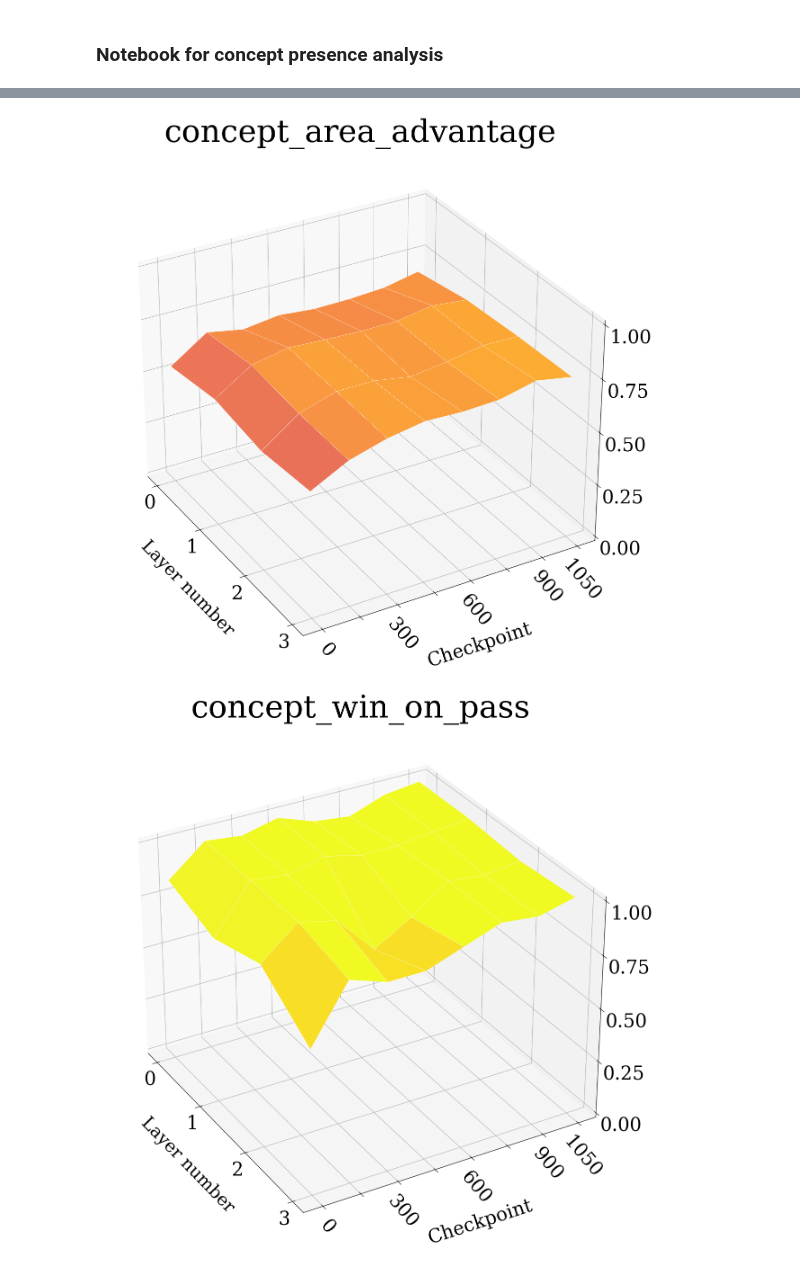
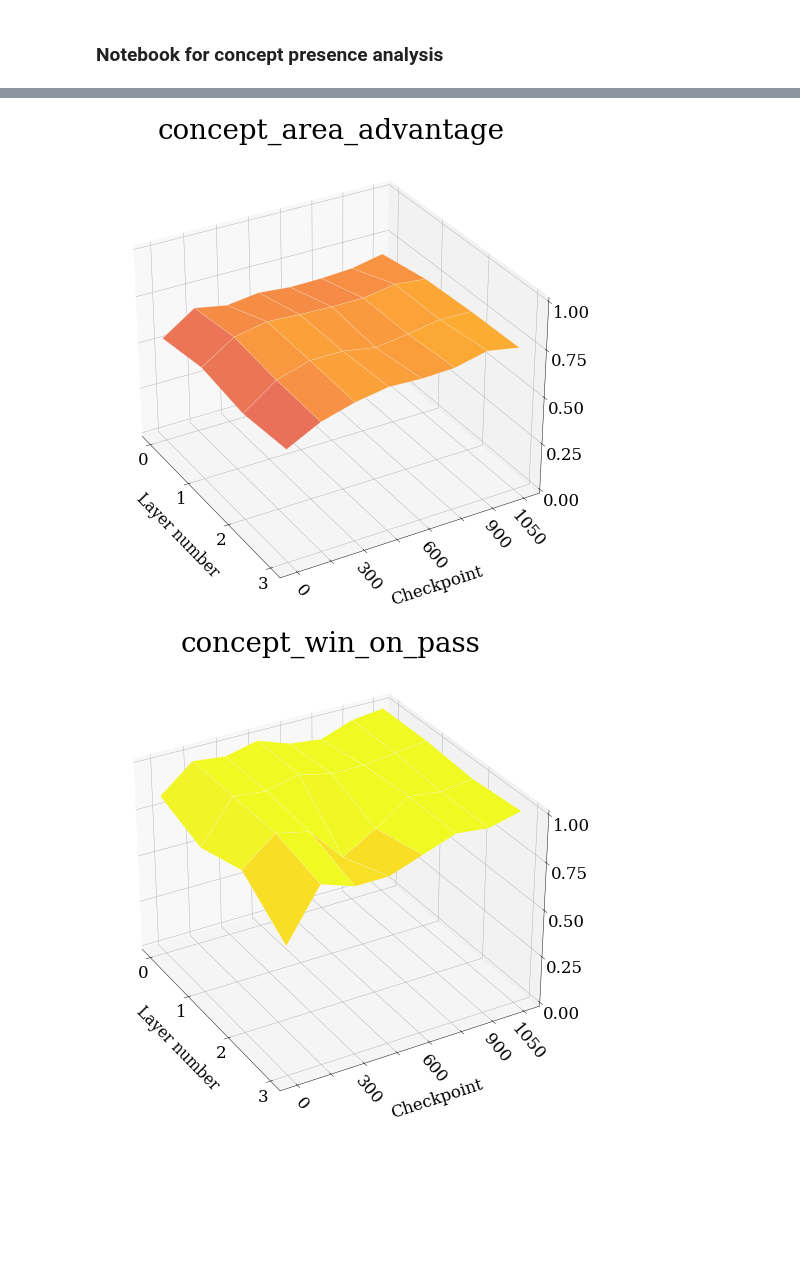
Before and after one commit to erikssommer/xai-concept-methods-drl, a Jupyter notebook: notebooks/concept_presence.ipynb, the cells around one changed output, grey strips where cells are left out. Drawn from its saved outputs; the diff is of its cells as text; code cells hidden in the pictures; blank space fills up the shorter version.

Commit message:
Scale down the figure size with setting the resolutionof the figure in dots-per-inch

```diff
--- a/notebooks/concept_presence.ipynb
+++ b/notebooks/concept_presence.ipynb
@@ -49,6 +49,9 @@ for concept in concepts:
     mpl.rcParams["axes.axisbelow"] = True
     fig, ax = plt.subplots(subplot_kw={"projection": "3d"})
 
+    # Scale down the figure size with setting the resolutionof the figure in dots-per-inch
+    fig.set_dpi(40)
+
     # Make data.
     X = np.arange(len(levels))
     Y = np.arange(z.shape[1])
@@ -60,32 +63,32 @@ for concept in concepts:
     ax.set_zlim(0, 1.00)
     ax.set_axisbelow(False)
     ax.set_title(concept, fontsize=50, pad=-20)
     ax.set_xlabel("Layer number", labelpad=30, fontsize=28, zorder=10)
     ax.set_ylabel("Checkpoint", labelpad=45,fontsize=30,zorder=10)
     plt.xticks(fontsize=30, rotation=0)
     plt.xticks(np.arange(z.shape[1]))
     plt.yticks(fontsize=30, rotation=-50)
     ax.tick_params('z', labelsize=30, pad=15, reset=True)
     fig.patch.set_facecolor("white")
 
     ax.zaxis.set_major_locator(LinearLocator(5))
 
     labels = levels.copy()
     labels[0] = 0
     plt.yticks(np.arange(len(levels)), labels)
     yticks = ax.yaxis.get_major_ticks()
     for i in range(1, len(labels), 2):
         yticks[i].label1.set_visible(False)
 
     yticks[-1].label1.set_visible(True)
     # A StrMethodFormatter is used automatically
     ax.zaxis.set_major_formatter('{x:.02f}')
     ax.view_init(30, -30)
 
     os.makedirs(f"plots/{board_name}/{session_name}", exist_ok=True)
     plt.savefig(f"plots/{board_name}/{session_name}/{concept}.png", transparent=False)
 # %% [output]
 [figure]
 [figure]
-[figure, old version]
+[figure, new version]
-[figure, old version]
+[figure, new version]
```
Also changed, not shown: parts of 1 cell of this notebook.
